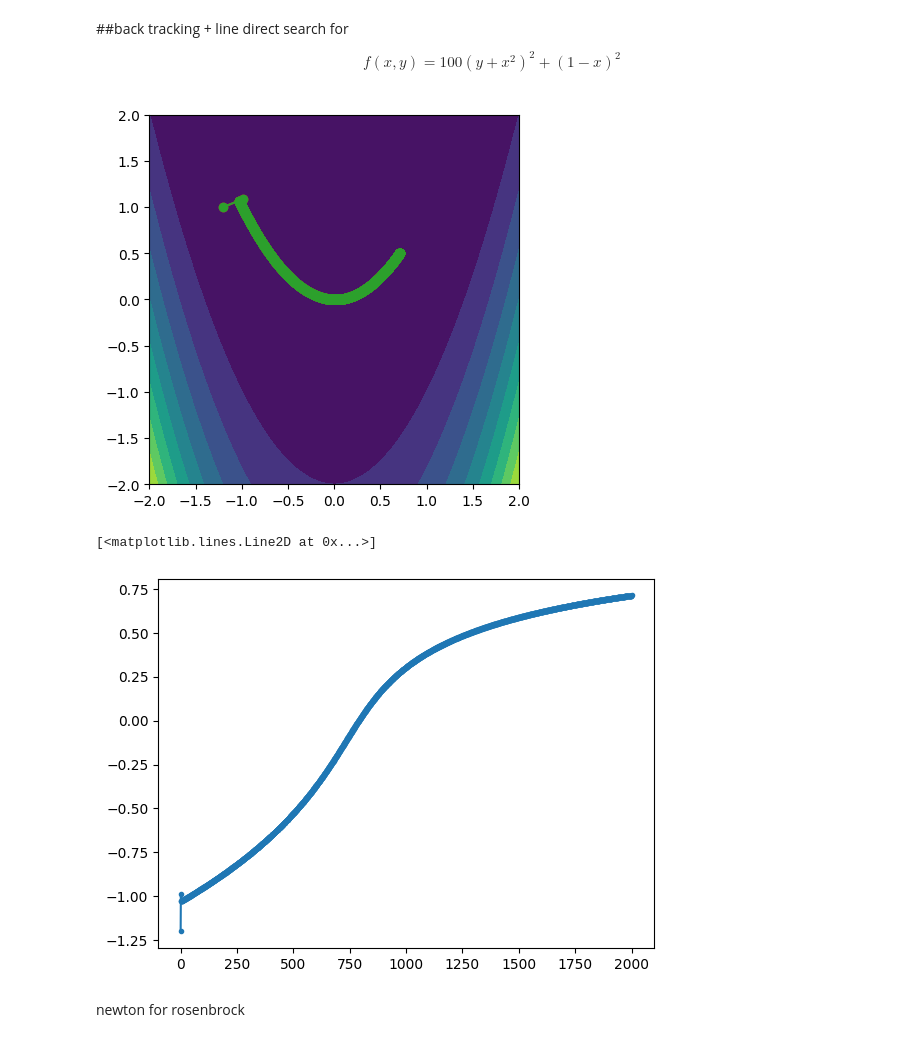
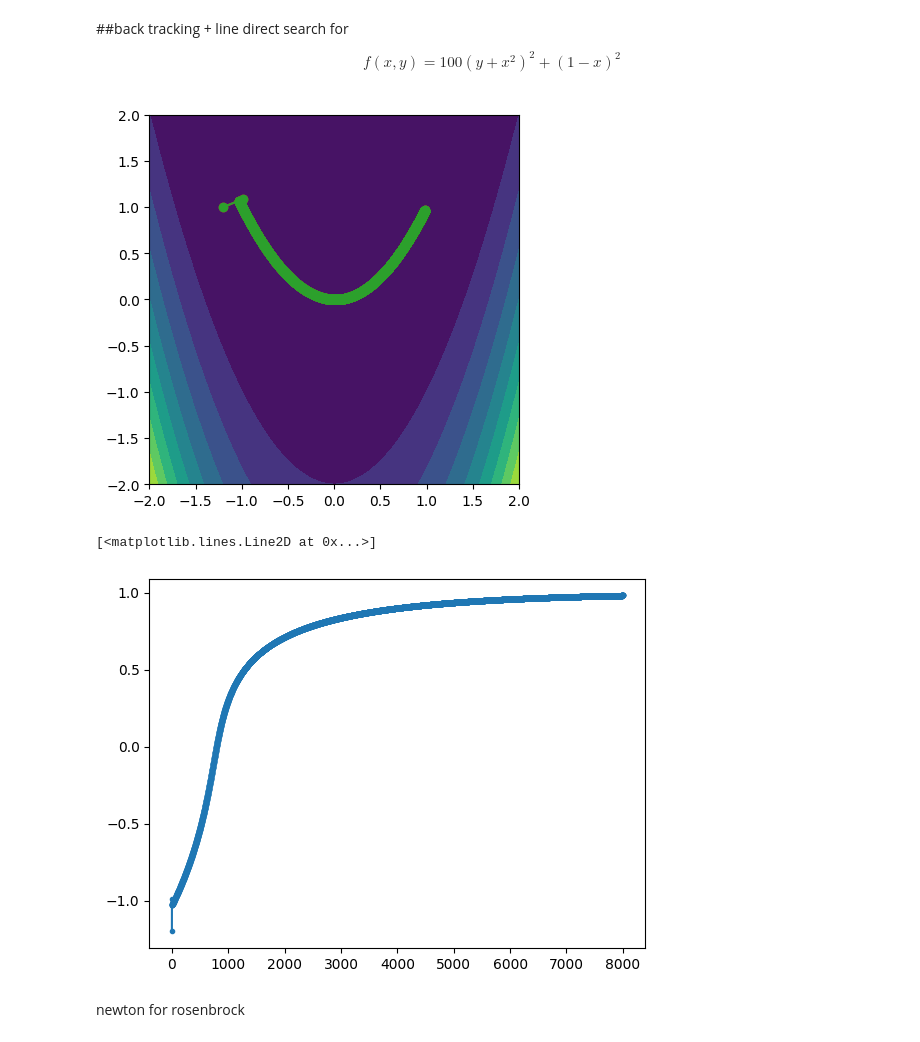
Before and after one commit to MatLock/UdeSa-Applied-Math-and-Optimization, a Jupyter notebook: clase_03/clase_03_gradient_descent.ipynb, the cells around one changed output. Drawn from its saved outputs; the diff is of its cells as text; code cells hidden in the pictures.

```diff
--- a/clase_03/clase_03_gradient_descent.ipynb
+++ b/clase_03/clase_03_gradient_descent.ipynb
@@ -263,15 +261,6 @@ def gradient(point):
   df_dy = 200 * (y - x**2)
   return np.array([df_dx, df_dy])
 
-def hessian(point):
-  x = point[0]
-  y = point[1]
-  elem_1_1 = 1200 * x**2 - 400 * y + 2
-  elem_1_2 = -400 * x
-  elem_2_1 = -400 * x
-  elem_2_2 = 200
-  return np.array([[elem_1_1, elem_1_2], [elem_2_1, elem_2_2]])
-
 
 def backtracking_linear_search(point, alpha_init, beta= 0.5, c = 0.1):
   tmp = alpha_init
@@ -279,40 +268,40 @@ def backtracking_linear_search(point, alpha_init, beta= 0.5, c = 0.1):
 
   while rosenbrock(point - tmp * gradient_value) > rosenbrock(point) - tmp * c * np.linalg.norm(gradient_value)**2:
     tmp = beta * tmp
   return tmp
 
 
-Nsteps = 2000
+Nsteps = 8000
 step = 1.0 #alpha
 xk = np.zeros(Nsteps+1)
 yk = np.zeros(Nsteps+1)
 fk = np.zeros(Nsteps+1)
 
 xk[0] = -1.2
 yk[0] = 1
 fk[0] = rosenbrock(np.array([-1.2, 1]))
 
 #minimo 1,1
 for ii in range(Nsteps):
   step = backtracking_linear_search([xk[ii], yk[ii]], step)
   xk[ii+1] = xk[ii] - step*gradient([xk[ii], yk[ii]])[0]
   yk[ii+1] = yk[ii] - step*gradient([xk[ii], yk[ii]])[1]
   fk[ii+1] = rosenbrock([xk[ii+1], yk[ii+1]])
 
 xx = np.linspace(-2, 2, num=100)
 yy = np.linspace(-2, 2, num=200)
 X, Y = np.meshgrid(xx, yy, indexing='ij')
 contourf(X, Y, rosenbrock([X, Y]), levels=10)
 plot(xk, yk, color='C3', marker='o')
 plot(xk, yk, color='C2', marker='o')
 gca().set_aspect('equal')
 # %% [output]
-[figure, old version]
+[figure, new version]
 # %%
 plot(xk, marker='.')
 # %% [output]
 [<matplotlib.lines.Line2D at 0x...>]
-[figure, old version]
+[figure, new version]
 # %% [markdown]
 newton for rosenbrock
 # %%
```
Also changed, not shown: parts of 4 cells of this notebook.
